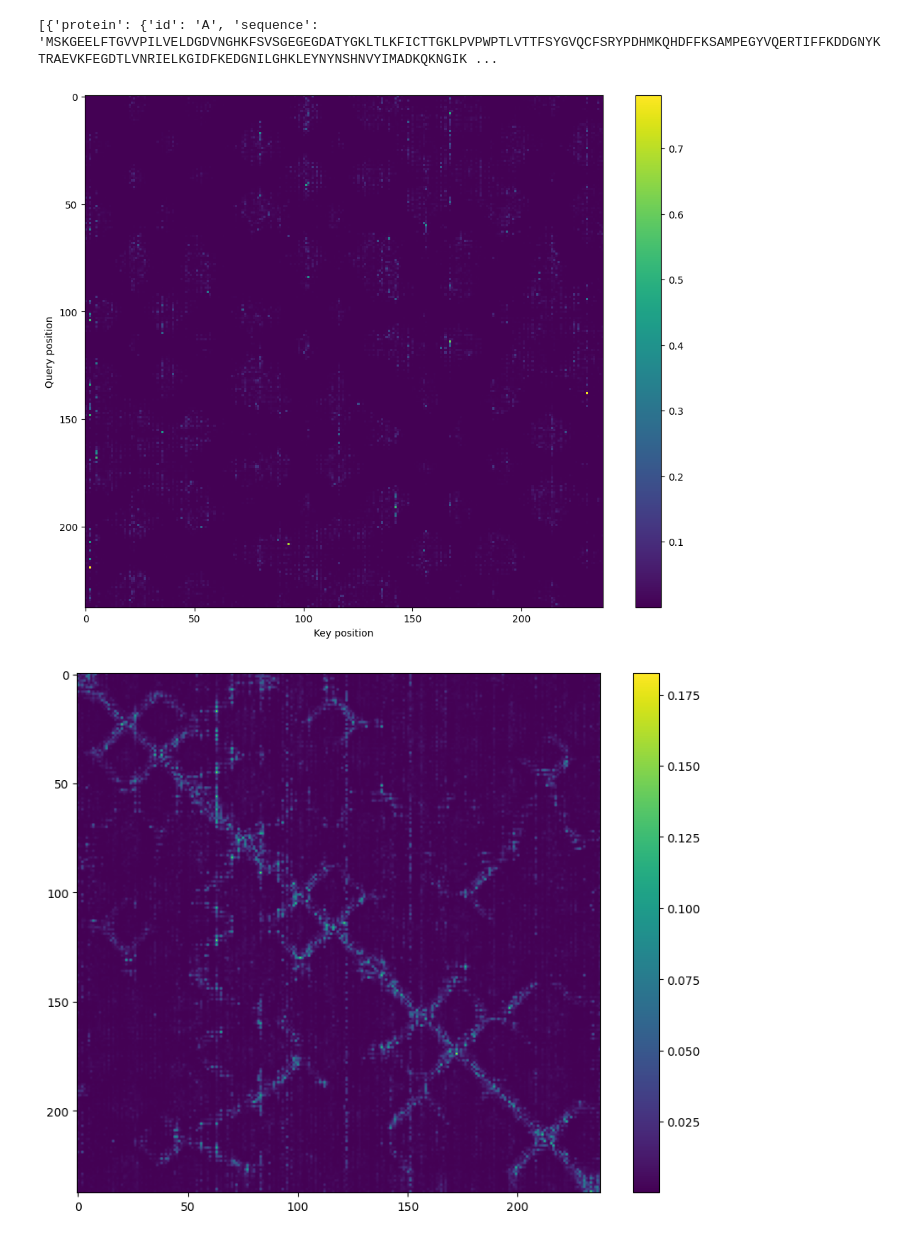
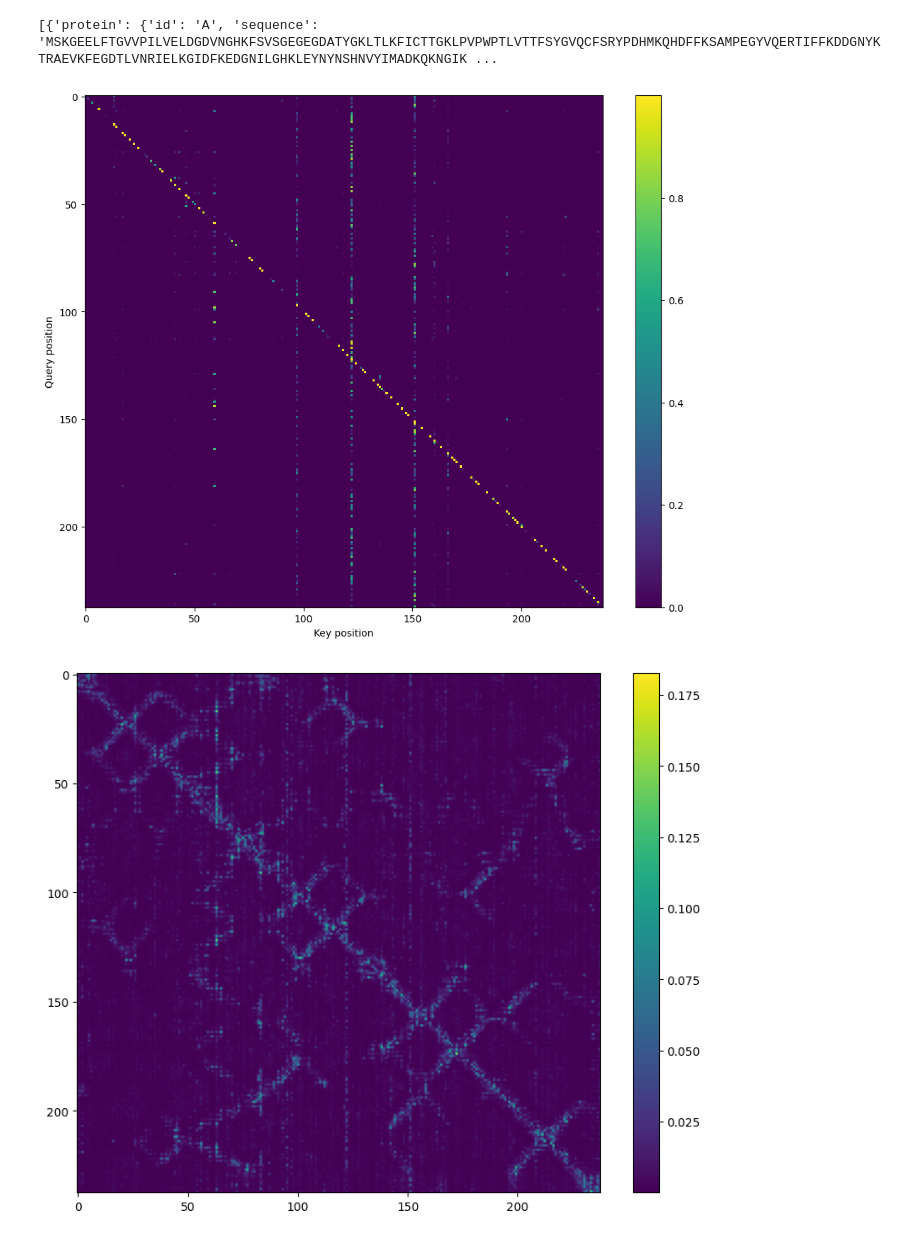
Before and after one commit to Thomasbush9/protein_interpretability, a Jupyter notebook: src/protein_interpretability/attention_boltz.ipynb, the cells around one changed output. Cells and saved outputs as stored; diff of their text form; code cells hidden in the pictures.

Commit message:
update class for boltz interpretability

```diff
--- a/src/protein_interpretability/attention_boltz.ipynb
+++ b/src/protein_interpretability/attention_boltz.ipynb
@@ -7,7 +7,8 @@ import pandas as pd
 from pathlib import Path
 import yaml
 # %%
-boltz_results = Path("/Users/thomasbush/Downloads/boltz_results_test_input_10")
+boltz_results = Path("/Users/thomasbush/Downloads/boltz_attention/boltz_results_test_input_10/")
 attention_results = boltz_results / "attention"
 attention = np.load(attention_results / "test_input_10_attention.npz")
 sequence = "/Users/thomasbush/Downloads/test_input_10.yaml"
+msa_path = "/Users/thomasbush/Downloads/msa/A_protein_.a3m"
@@ -35,14 +116,14 @@ sequence = sequences[0]["protein"]["sequence"]
 [{'protein': {'id': 'A', 'sequence': 'MSKGEELFTGVVPILVELDGDVNGHKFSVSGEGEGDATYGKLTLKFICTTGKLPVPWPTLVTTFSYGVQCFSRYPDHMKQHDFFKSAMPEGYVQERTIFFKDDGNYKTRAEVKFEGDTLVNRIELKGIDFKEDGNILGHKLEYNYNSHNVYIMADKQKNGIK ...
 # %%
 att = attention["pairformer_layer_47"]  # (1, 16, 238, 238)
-att_np = att.squeeze(0)[-4]
+att_np = att.squeeze(0)[-1]
 fig, ax = plt.subplots(figsize=(10, 8))
 im = ax.imshow(att_np, cmap="viridis", aspect="auto")
 plt.colorbar(im, ax=ax)
 ax.set_xlabel("Key position"); ax.set_ylabel("Query position")
 plt.tight_layout(); plt.show()
 # %% [output]
-[figure, old version]
+[figure, new version]
 # %%
 att_np = attention["pairformer_layer_47"].squeeze(0).mean(0) # (238, 238)
 fig, ax = plt.subplots(figsize=(10, 8))
```
Also changed, not shown: parts of 2 cells of this notebook, 5 other files.
